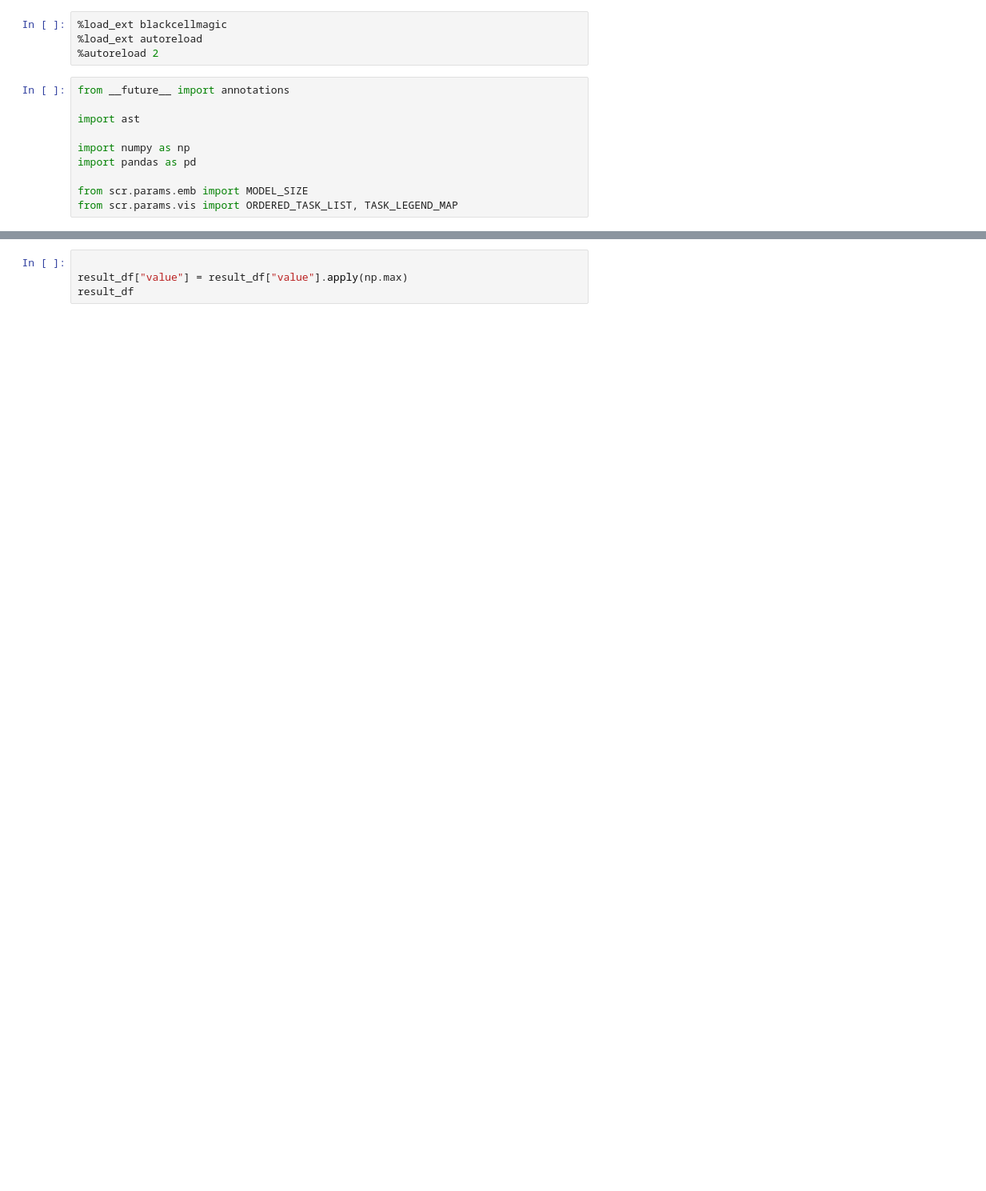
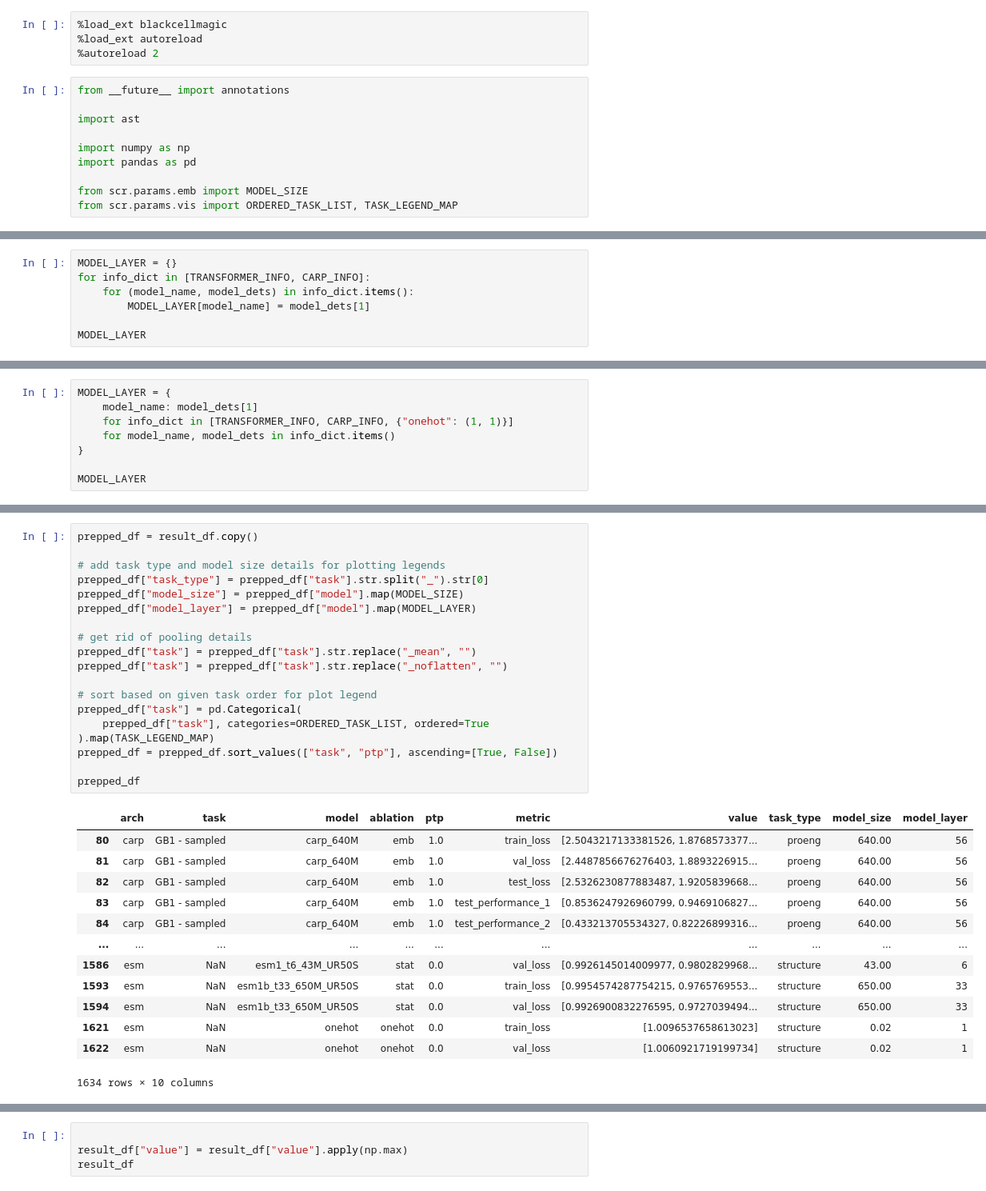
Before and after one commit to microsoft/protein-transfer, a Jupyter notebook: sandbox/results_replot_2.ipynb, the cells around one changed output, grey strips where cells are left out. Shown at 80% size. Cells and saved outputs as stored; diff of their text form; blank space fills up the shorter version.

```diff
--- a/sandbox/results_replot_2.ipynb
+++ b/sandbox/results_replot_2.ipynb
@@ -18,0 +34,7 @@ from scr.params.vis import ORDERED_TASK_LIST, TASK_LEGEND_MAP
+# %%
+MODEL_LAYER = {}
+for info_dict in [TRANSFORMER_INFO, CARP_INFO]:
+    for (model_name, model_dets) in info_dict.items():
+        MODEL_LAYER[model_name] = model_dets[1]
+
+MODEL_LAYER
@@ -18,0 +50,8 @@ from scr.params.vis import ORDERED_TASK_LIST, TASK_LEGEND_MAP
+# %%
+MODEL_LAYER = {
+    model_name: model_dets[1]
+    for info_dict in [TRANSFORMER_INFO, CARP_INFO, {"onehot": (1, 1)}]
+    for model_name, model_dets in info_dict.items()
+}
+
+MODEL_LAYER
@@ -39,3 +120,36 @@ result_df
 | 1632 | esm | annotation_scl_balanced | onehot | onehot | 0.0 | test_performance_2 | [0.37402597402597404] |
 | 1633 | esm | annotation_scl_balanced | onehot | onehot | 0.0 | test_performance_1 | [0.6619061060529179] |
 1634 rows × 7 columns
+# %%
+prepped_df = result_df.copy()
+
+# add task type and model size details for plotting legends
+prepped_df["task_type"] = prepped_df["task"].str.split("_").str[0]
+prepped_df["model_size"] = prepped_df["model"].map(MODEL_SIZE)
+prepped_df["model_layer"] = prepped_df["model"].map(MODEL_LAYER)
+
+# get rid of pooling details
+prepped_df["task"] = prepped_df["task"].str.replace("_mean", "")
+prepped_df["task"] = prepped_df["task"].str.replace("_noflatten", "")
+
+# sort based on given task order for plot legend
+prepped_df["task"] = pd.Categorical(
+    prepped_df["task"], categories=ORDERED_TASK_LIST, ordered=True
+).map(TASK_LEGEND_MAP)
+prepped_df = prepped_df.sort_values(["task", "ptp"], ascending=[True, False])
+
+prepped_df
+# %% [output]
+|  | arch | task | model | ablation | ptp | metric | value | task_type | model_size | model_layer |
+| 80 | carp | GB1 - sampled | carp_640M | emb | 1.0 | train_loss | [2.5043217133381526, 1.8768573377... | proeng | 640.00 | 56 |
+| 81 | carp | GB1 - sampled | carp_640M | emb | 1.0 | val_loss | [2.4487856676276403, 1.8893226915... | proeng | 640.00 | 56 |
+| 82 | carp | GB1 - sampled | carp_640M | emb | 1.0 | test_loss | [2.5326230877883487, 1.9205839668... | proeng | 640.00 | 56 |
+| 83 | carp | GB1 - sampled | carp_640M | emb | 1.0 | test_performance_1 | [0.8536247926960799, 0.9469106827... | proeng | 640.00 | 56 |
+| 84 | carp | GB1 - sampled | carp_640M | emb | 1.0 | test_performance_2 | [0.433213705534327, 0.82226899316... | proeng | 640.00 | 56 |
+| ... | ... | ... | ... | ... | ... | ... | ... | ... | ... | ... |
+| 1586 | esm | NaN | esm1_t6_43M_UR50S | stat | 0.0 | val_loss | [0.9926145014009977, 0.9802829968... | structure | 43.00 | 6 |
+| 1593 | esm | NaN | esm1b_t33_650M_UR50S | stat | 0.0 | train_loss | [0.9954574287754215, 0.9765769553... | structure | 650.00 | 33 |
+| 1594 | esm | NaN | esm1b_t33_650M_UR50S | stat | 0.0 | val_loss | [0.9926900832276595, 0.9727039494... | structure | 650.00 | 33 |
+| 1621 | esm | NaN | onehot | onehot | 0.0 | train_loss | [1.0096537658613023] | structure | 0.02 | 1 |
+| 1622 | esm | NaN | onehot | onehot | 0.0 | val_loss | [1.0060921719199734] | structure | 0.02 | 1 |
+1634 rows × 10 columns
```
Also changed, not shown: parts of 13 cells of this notebook, 3 other files.
